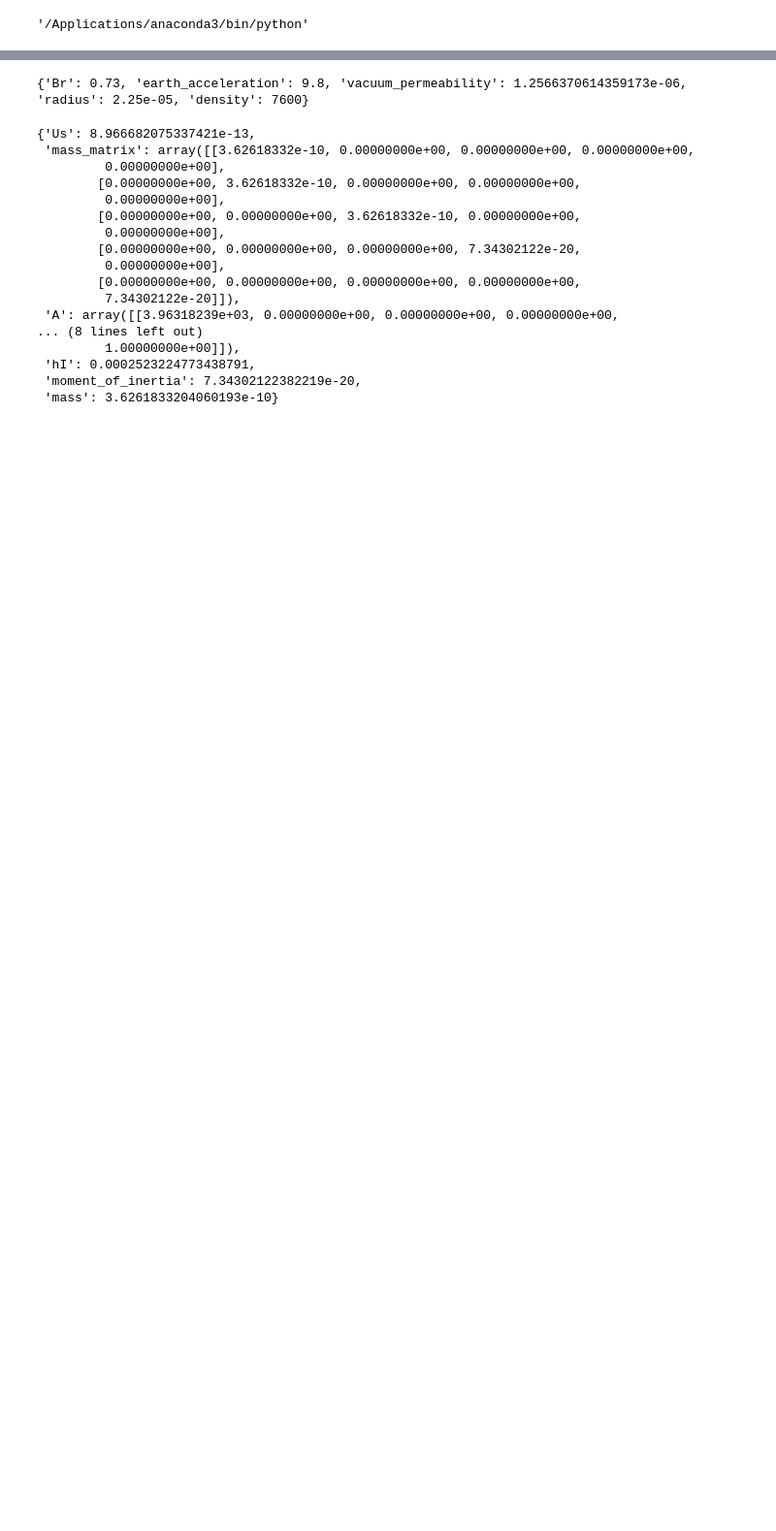
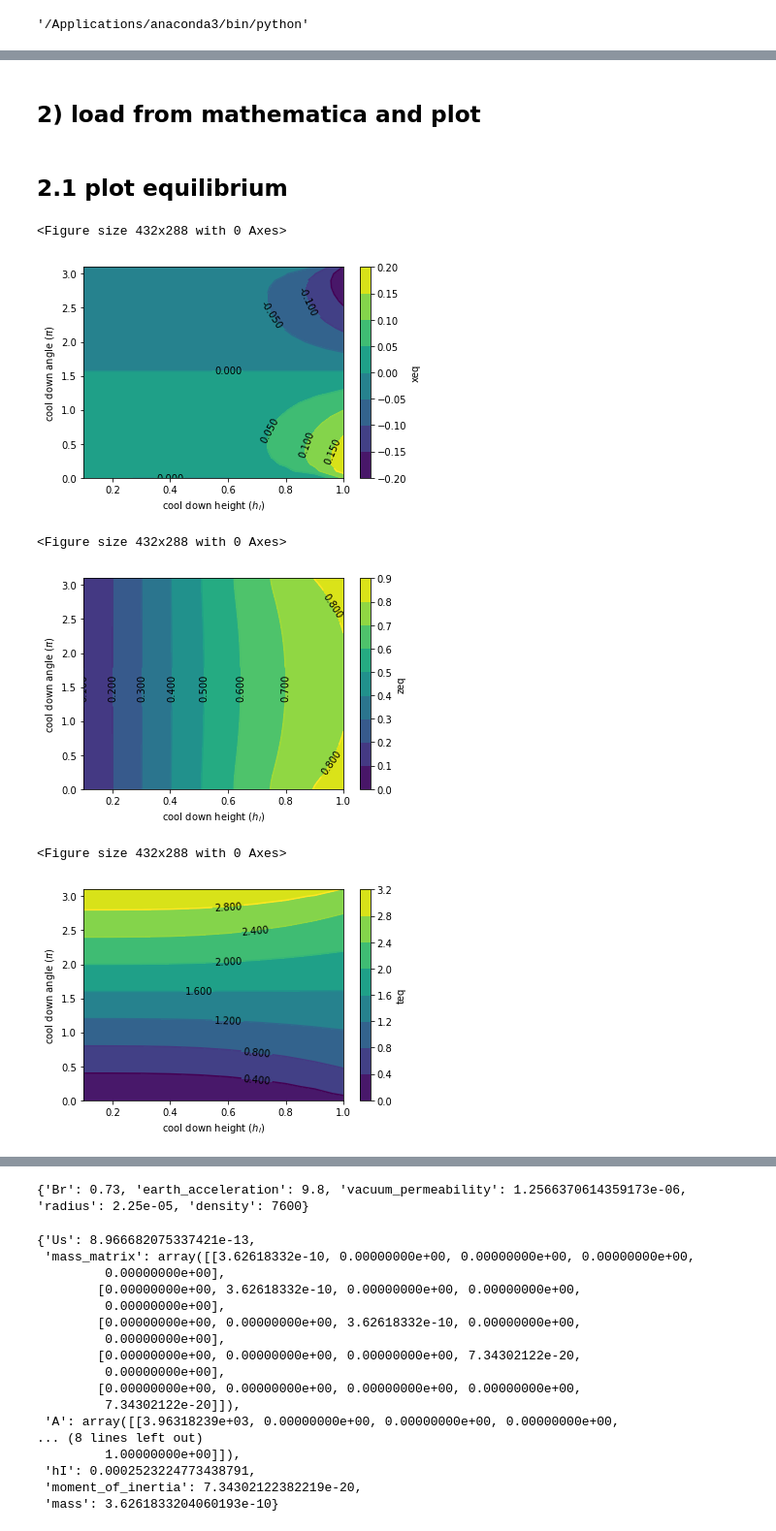
Before and after one commit to LISE-B26/frozen_dipole_model, a Jupyter notebook: notebooks/type_II_SC_find_frequencies.ipynb, the cells around one changed output, grey strips where cells are left out. Shown at 97% size. Cells and saved outputs as stored; diff of their text form; code cells hidden in the pictures; blank space fills up the shorter version.

```diff
--- a/notebooks/type_II_SC_find_frequencies.ipynb
+++ b/notebooks/type_II_SC_find_frequencies.ipynb
@@ -33,0 +154,56 @@ The autoreload extension is already loaded. To reload it, use:
+# %% [markdown]
+## 2) load from mathematica and plot
+# %% [markdown]
+## 2.1 plot equilibrium
+# %%
+'/Users/rettentulla/PycharmProjects/frozen_dipole_model/data/from_\
+mathematica_freq_map_22um.csv'
+file = '../data/from_mathematica_freq_map_22um_norm_a.csv'
+file = '../data/from_mathematica_freq_map_22um.csv'
+
+# data = pd.DataFrame.from_csv(file, index_col=None)
+data = pd.read_csv(file, index_col=None)
+
+# set the initial conditions
+theta_cool = 0
+# theta_cool = np.pi/2
+h_cool = 1.2
+
+
+for q in 'xzt':
+    quantity = q+'eq'
+    plt.figure()
+    # quantity = 'zeq'  #'yeq', zeq, teq, peq
+    shape = len(np.unique(X)), len(np.unique(Y))
+    X, Y = data['ho'].values, data['to'].values
+    Z = data[quantity].values
+    X = X.reshape(shape)
+    Y = Y.reshape(shape)
+    Z = Z.reshape(shape)
+    # Z.reshape(X.shape)
+
+    # create figure
+    fig, axContour = plt.subplots() #figsize=(5.5, 5.5)
+
+    # plot contour
+    CS =plt.contour(X, Y, Z)
+    axContour.clabel(CS, inline=1, fontsize=10, colors='k')
+
+#     CS =plt.pcolor(X, Y, Z)
+    CS =plt.contourf(X, Y, Z)
+    cb = plt.colorbar()
+    cb.set_label(quantity)
+
+    axContour.set_xlabel('cool down height ($h_I$)')
+    axContour.set_ylabel('cool down angle ($\pi$)')
+
+
+    plt.draw()
+    plt.show()
+# %% [output]
+<Figure size 432x288 with 0 Axes>
+[figure, added]
+<Figure size 432x288 with 0 Axes>
+[figure, added]
+<Figure size 432x288 with 0 Axes>
+[figure, added]
```
Also changed, not shown: parts of 16 cells of this notebook, 3 other files.
